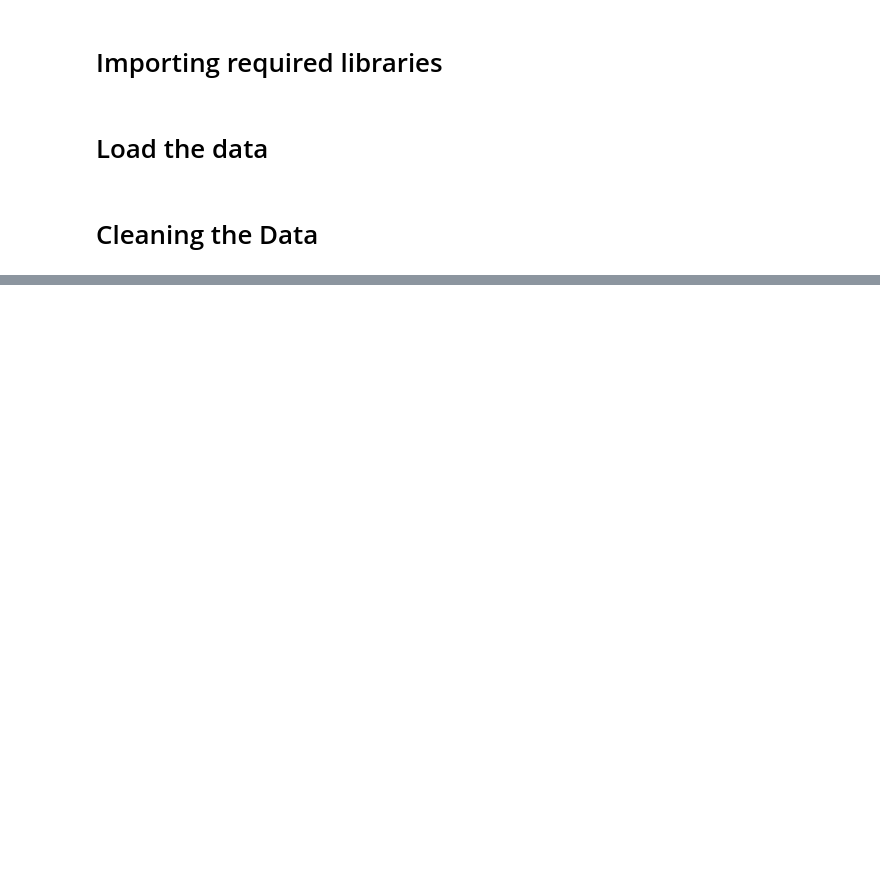
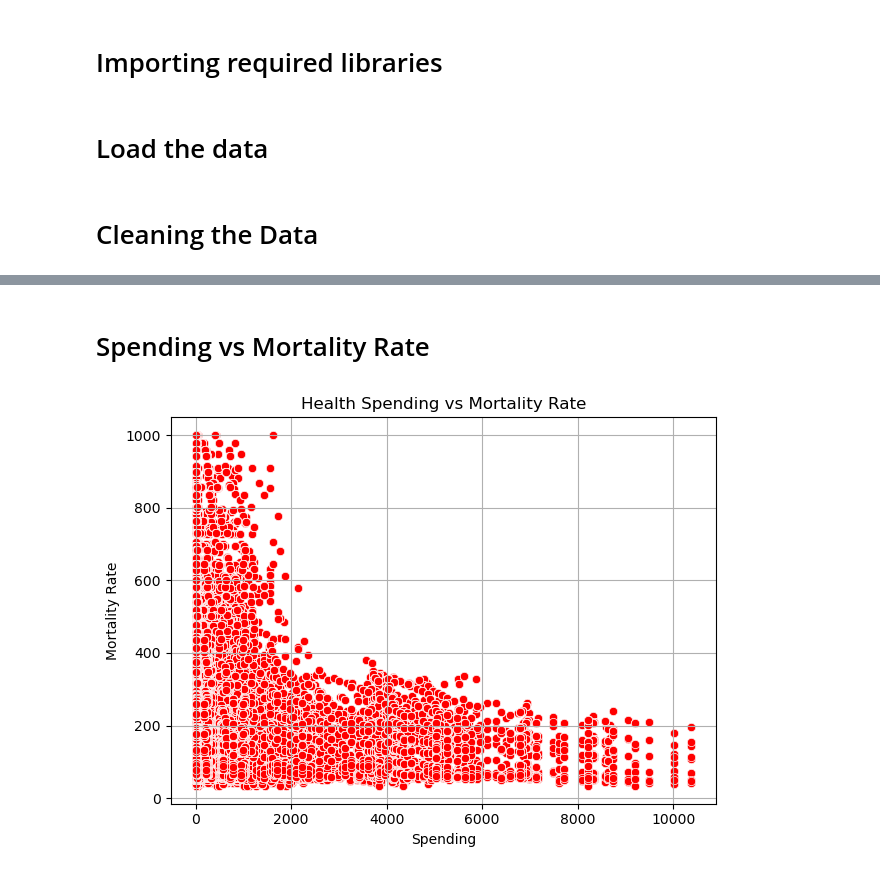
Before and after one commit to hejazn86/EU_healthcare_spending_analysis, a Jupyter notebook: notebooks/explore_and_clean_data.ipynb, the cells around one changed output, grey strips where cells are left out. Saved outputs shown, nothing was run; the diff lists cells and outputs as text; code cells hidden in the pictures; blank space fills up the shorter version.

```diff
--- a/notebooks/explore_and_clean_data.ipynb
+++ b/notebooks/explore_and_clean_data.ipynb
@@ -115,0 +144,10 @@ See the caveats in the documentation: https://pandas.pydata.org/pandas-docs/stab
+# %% [markdown]
+# Spending vs Mortality Rate
+# %%
+sns.scatterplot(data=merged_data, x='Spending', y='Mortality Rate', color='Red')
+plt.title('Health Spending vs Mortality Rate')
+plt.grid(True)
+plt.tight_layout()
+plt.show()
+# %% [output]
+[figure, added]
```
Also changed, not shown: parts of 9 cells of this notebook, 1 other file.
